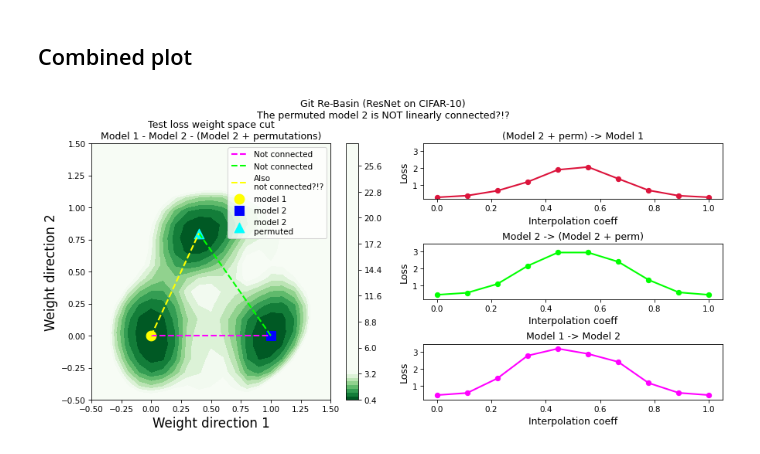
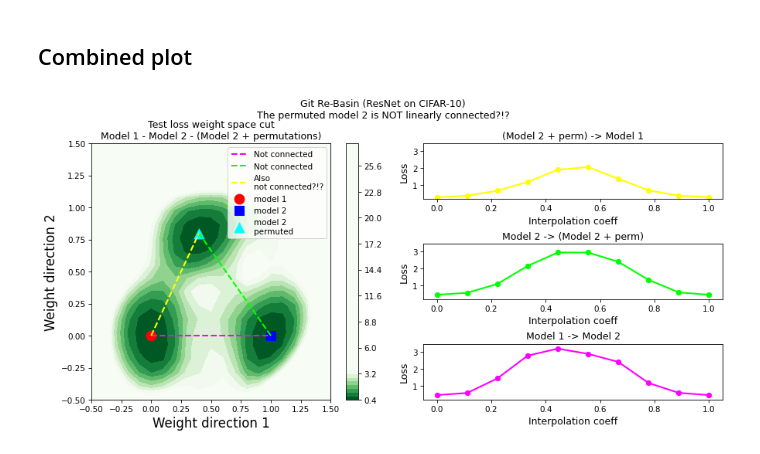
Before and after one commit to stanislavfort/dissect-git-re-basin, a Jupyter notebook: git_rebasin_Stan_ResNet_CIFAR10.ipynb, the cells around one changed output. Drawn from its saved outputs; the diff is of its cells as text; code cells hidden in the pictures.

Commit message:
changing line color

```diff
--- a/git_rebasin_Stan_ResNet_CIFAR10.ipynb
+++ b/git_rebasin_Stan_ResNet_CIFAR10.ipynb
@@ -1340,7 +1340,7 @@ plt.contourf(t1s,t2s,loss_grid.T,cmap=plt.cm.Greens_r,vmax=3.5,levels=70)
 plt.colorbar()
 
 x1,y1 = projection(v1)
-plt.scatter([x1],[y1],marker="o",color="yellow",label="model 1",s=150)
+plt.scatter([x1],[y1],marker="o",color="red",label="model 1",s=150)
 
 x2,y2 = projection(v2)
 plt.scatter([x2],[y2],marker="s",color="blue",label="model 2",s=150)
@@ -1377,32 +1377,32 @@ plt.subplot(3,2,2)
 ts, test_losses_list, test_accs_list, train_losses_list, train_accs_list = get_linear_cut(flattened_model1, flattened_model2_permuted_flat, 10)
 
 plt.title(f"(Model 2 + perm) -> Model 1",fontsize=12)
-plt.plot(ts,train_losses_list,label="train",marker="o",color="crimson",linewidth=2)
+plt.plot(ts,train_losses_list,label="train",marker="o",color="yellow",linewidth=2)
 plt.xlabel("Interpolation coeff",fontsize=12)
 plt.ylabel("Loss",fontsize=12)
 plt.ylim([lower_lim, upper_lim])
 
 
 plt.subplot(3,2,4)
 ts, test_losses_list, test_accs_list, train_losses_list, train_accs_list = get_linear_cut(flattened_model2, flattened_model2_permuted_flat, 10)
 plt.title(f"Model 2 -> (Model 2 + perm)",fontsize=12)
 plt.plot(ts,test_losses_list,label="test",marker="o",color="lime",linewidth=2)
 plt.xlabel("Interpolation coeff",fontsize=12)
 plt.ylabel("Loss",fontsize=12)
 plt.ylim([lower_lim, upper_lim])
 
 plt.subplot(3,2,6)
 ts, test_losses_list, test_accs_list, train_losses_list, train_accs_list = get_linear_cut(flattened_model1, flattened_model2, 10)
 plt.title(f"Model 1 -> Model 2",fontsize=12)
 plt.plot(ts,test_losses_list,label="test",marker="o",color="fuchsia",linewidth=2)
 plt.ylim([np.min(test_losses_list),np.max(test_losses_list)])
 plt.xlabel("Interpolation coeff",fontsize=12)
 plt.ylabel("Loss",fontsize=12)
 
 plt.ylim([lower_lim, upper_lim])
 
 plt.tight_layout()
 plt.subplots_adjust(top=0.85)
 plt.show()
 # %% [output]
-[figure, old version]
+[figure, new version]
```
Also changed, not shown: parts of 1 cell of this notebook.
